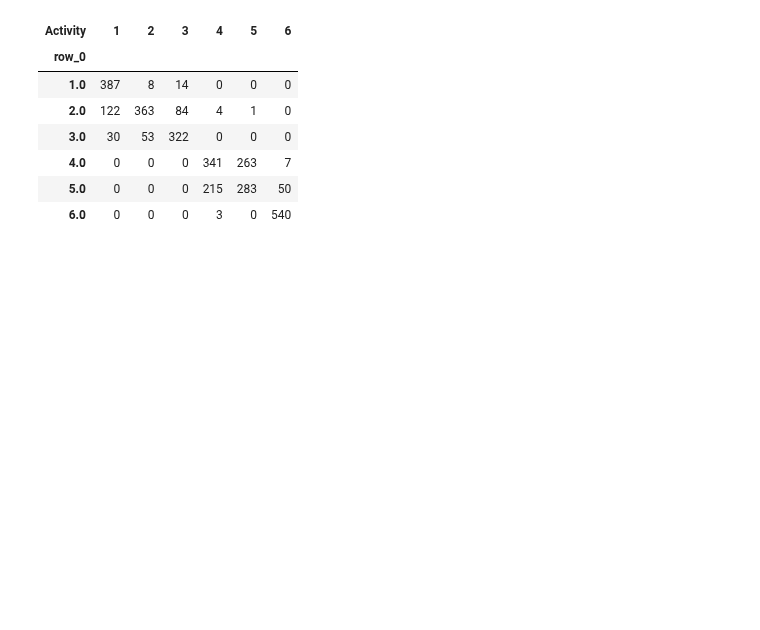
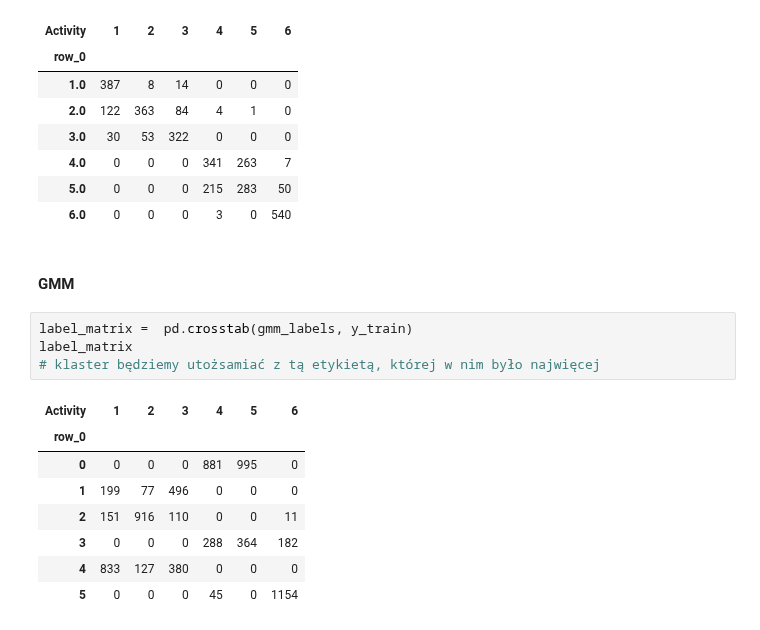
Before and after one commit to gekas145/WUM-2021-Projekty, a Jupyter notebook: Projekt2/final.ipynb, the cells around one changed output. Cells and saved outputs as stored; diff of their text form; blank space fills up the shorter version.

```diff
--- a/Projekt2/final.ipynb
+++ b/Projekt2/final.ipynb
@@ -248,3 +306,18 @@ pd.crosstab(y_test_hat, y_test)
 | 4.0 | 0 | 0 | 0 | 341 | 263 | 7 |
 | 5.0 | 0 | 0 | 0 | 215 | 283 | 50 |
 | 6.0 | 0 | 0 | 0 | 3 | 0 | 540 |
+# %% [markdown]
+#### GMM
+# %%
+label_matrix =  pd.crosstab(gmm_labels, y_train)
+label_matrix
+# klaster będziemy utożsamiać z tą etykietą, której w nim było najwięcej
+# %% [output]
+| Activity | 1 | 2 | 3 | 4 | 5 | 6 |
+| row_0 |  |  |  |  |  |  |
+| 0 | 0 | 0 | 0 | 881 | 995 | 0 |
+| 1 | 199 | 77 | 496 | 0 | 0 | 0 |
+| 2 | 151 | 916 | 110 | 0 | 0 | 11 |
+| 3 | 0 | 0 | 0 | 288 | 364 | 182 |
+| 4 | 833 | 127 | 380 | 0 | 0 | 0 |
+| 5 | 0 | 0 | 0 | 45 | 0 | 1154 |
```
Also changed, not shown: parts of 19 cells of this notebook.
